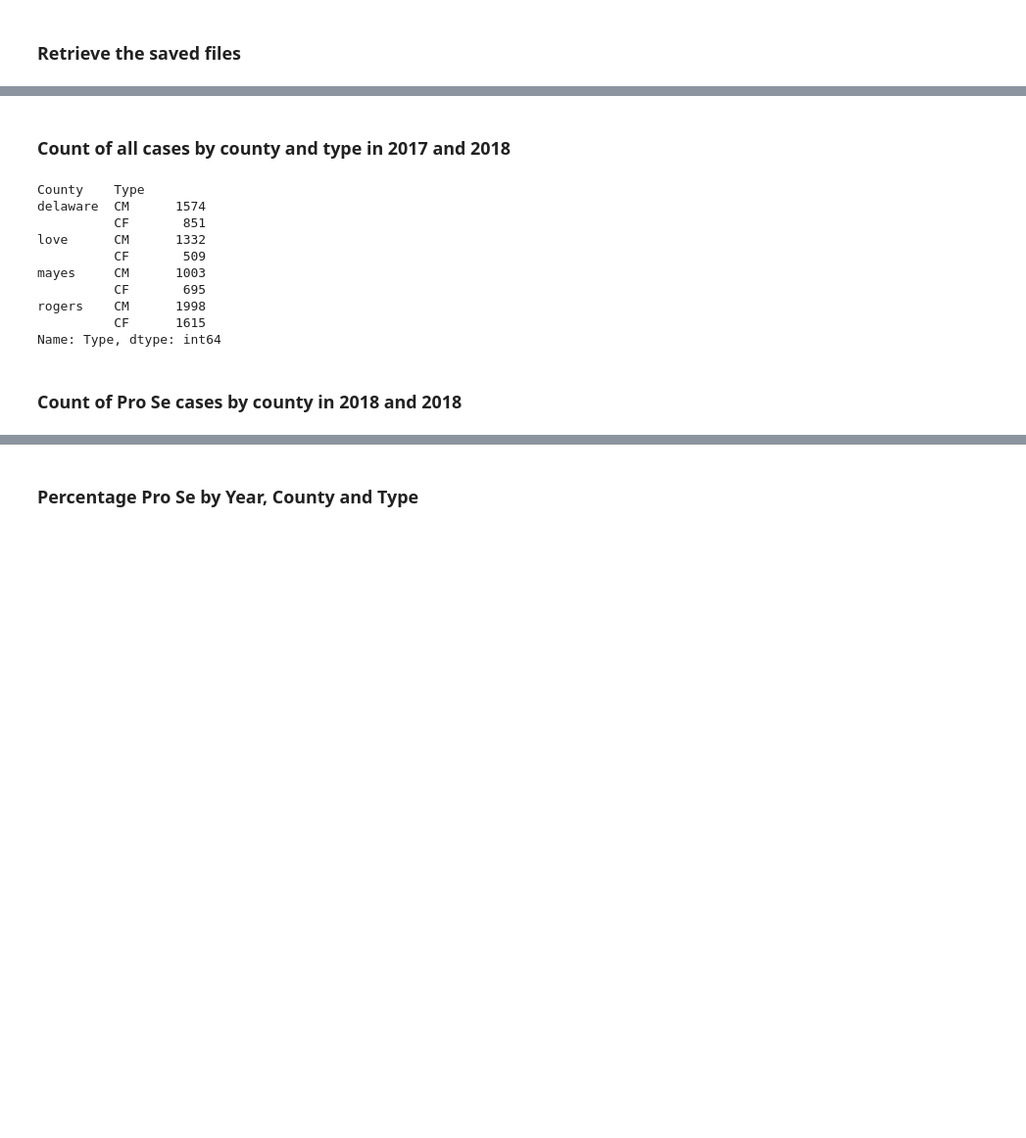
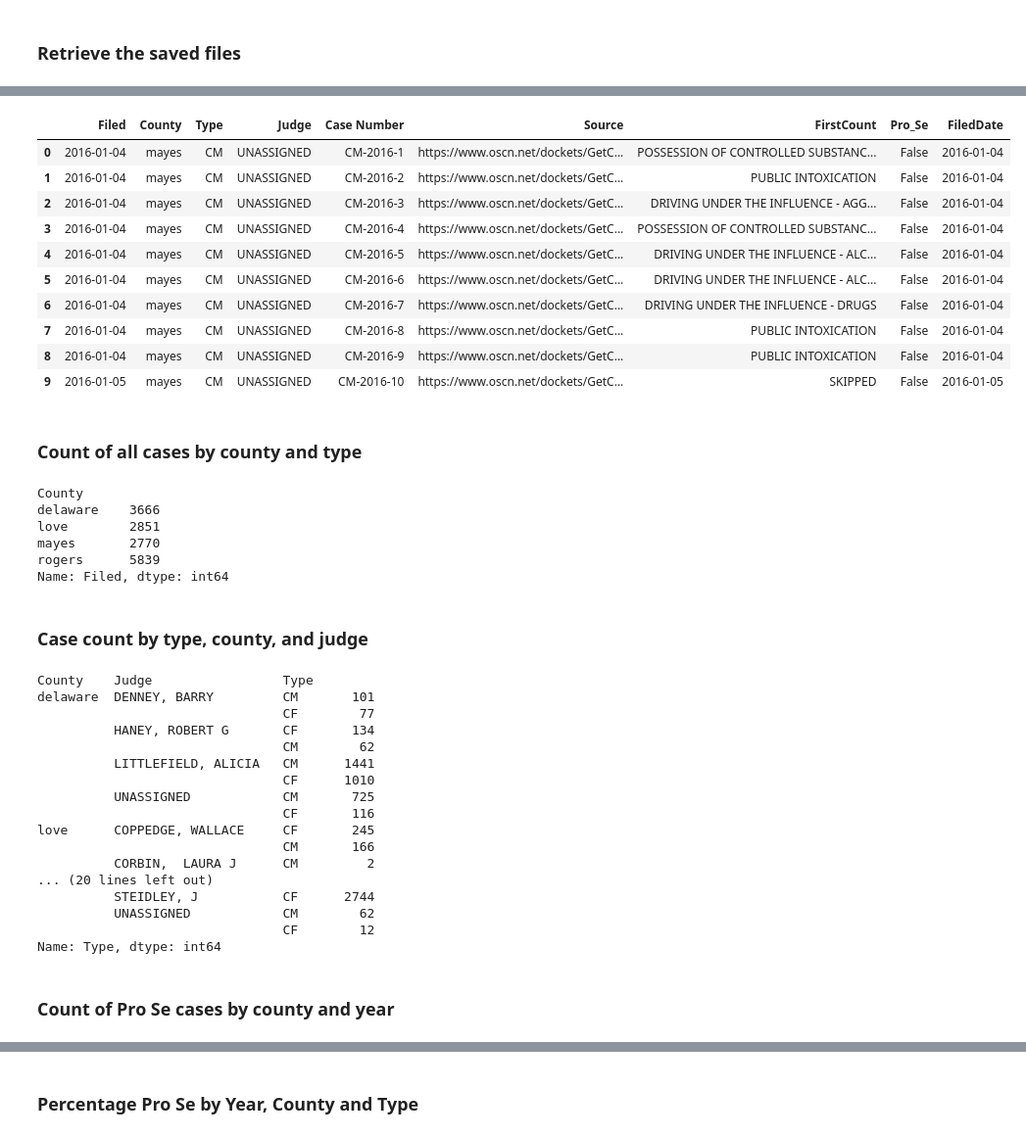
Before and after one commit to codefortulsa/oscn-notebooks, a Jupyter notebook: Four_county_pro_se.ipynb, the cells around one changed output, grey strips where cells are left out. Shown at 98% size. Drawn from its saved outputs; the diff is of its cells as text; code cells hidden in the pictures; blank space fills up the shorter version.

```diff
--- a/Four_county_pro_se.ipynb
+++ b/Four_county_pro_se.ipynb
@@ -123,18 +153,53 @@ all_cases.head()
+# %%
+
+all_cases.head(10)
+# %% [output]
+|  | Filed | County | Type | Judge | Case Number | Source | FirstCount | Pro_Se | FiledDate |
+| 0 | 2016-01-04 | mayes | CM | UNASSIGNED | CM-2016-1 | https://www.oscn.net/dockets/GetC... | POSSESSION OF CONTROLLED SUBSTANC... | False | 2016-01-04 |
+| 1 | 2016-01-04 | mayes | CM | UNASSIGNED | CM-2016-2 | https://www.oscn.net/dockets/GetC... | PUBLIC INTOXICATION | False | 2016-01-04 |
+| 2 | 2016-01-04 | mayes | CM | UNASSIGNED | CM-2016-3 | https://www.oscn.net/dockets/GetC... | DRIVING UNDER THE INFLUENCE - AGG... | False | 2016-01-04 |
+| 3 | 2016-01-04 | mayes | CM | UNASSIGNED | CM-2016-4 | https://www.oscn.net/dockets/GetC... | POSSESSION OF CONTROLLED SUBSTANC... | False | 2016-01-04 |
+| 4 | 2016-01-04 | mayes | CM | UNASSIGNED | CM-2016-5 | https://www.oscn.net/dockets/GetC... | DRIVING UNDER THE INFLUENCE - ALC... | False | 2016-01-04 |
+| 5 | 2016-01-04 | mayes | CM | UNASSIGNED | CM-2016-6 | https://www.oscn.net/dockets/GetC... | DRIVING UNDER THE INFLUENCE - ALC... | False | 2016-01-04 |
+| 6 | 2016-01-04 | mayes | CM | UNASSIGNED | CM-2016-7 | https://www.oscn.net/dockets/GetC... | DRIVING UNDER THE INFLUENCE - DRUGS | False | 2016-01-04 |
+| 7 | 2016-01-04 | mayes | CM | UNASSIGNED | CM-2016-8 | https://www.oscn.net/dockets/GetC... | PUBLIC INTOXICATION | False | 2016-01-04 |
+| 8 | 2016-01-04 | mayes | CM | UNASSIGNED | CM-2016-9 | https://www.oscn.net/dockets/GetC... | PUBLIC INTOXICATION | False | 2016-01-04 |
+| 9 | 2016-01-05 | mayes | CM | UNASSIGNED | CM-2016-10 | https://www.oscn.net/dockets/GetC... | SKIPPED | False | 2016-01-05 |
 # %% [markdown]
-### Count of all cases by county and type in 2017 and 2018
+### Count of all cases by county and type
+# %%
+year = all_cases.FiledDate.dt.to_period("Y")
+
+all_cases.groupby(['County']).count()['Filed']
+# %% [output]
+County
+delaware    3666
+love        2851
+mayes       2770
+rogers      5839
+Name: Filed, dtype: int64
+# %% [markdown]
+### Case count by type, county, and judge
 # %%
-all_cases.groupby(['County'])['Type'].value_counts()
+all_cases.groupby(['County','Judge'])['Type'].value_counts()
 # %% [output]
-County    Type
-delaware  CM      1574
-          CF       851
-love      CM      1332
-          CF       509
-mayes     CM      1003
-          CF       695
-rogers    CM      1998
-          CF      1615
+County    Judge                 Type
+delaware  DENNEY, BARRY         CM       101
+                                CF        77
+          HANEY, ROBERT G       CF       134
+                                CM        62
+          LITTLEFIELD, ALICIA   CM      1441
+                                CF      1010
+          UNASSIGNED            CM       725
+                                CF       116
+love      COPPEDGE, WALLACE     CF       245
+                                CM       166
+          CORBIN,  LAURA J      CM         2
+... (20 lines left out)
+          STEIDLEY, J           CF      2744
+          UNASSIGNED            CM        62
+                                CF        12
 Name: Type, dtype: int64
 # %% [markdown]
-### Count of Pro Se cases by county in 2018 and 2018
+### Count of Pro Se cases by county and year
 # %%
```
Also changed, not shown: parts of 26 cells of this notebook.
